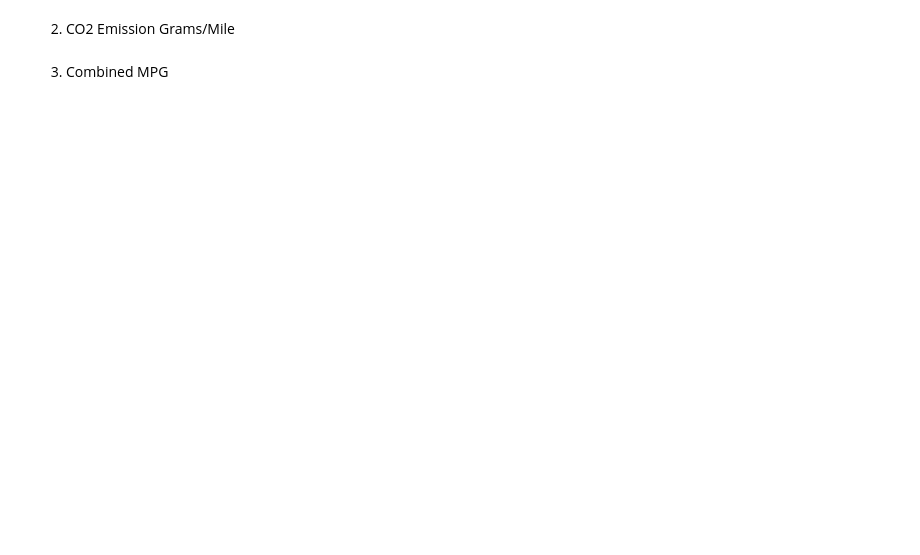
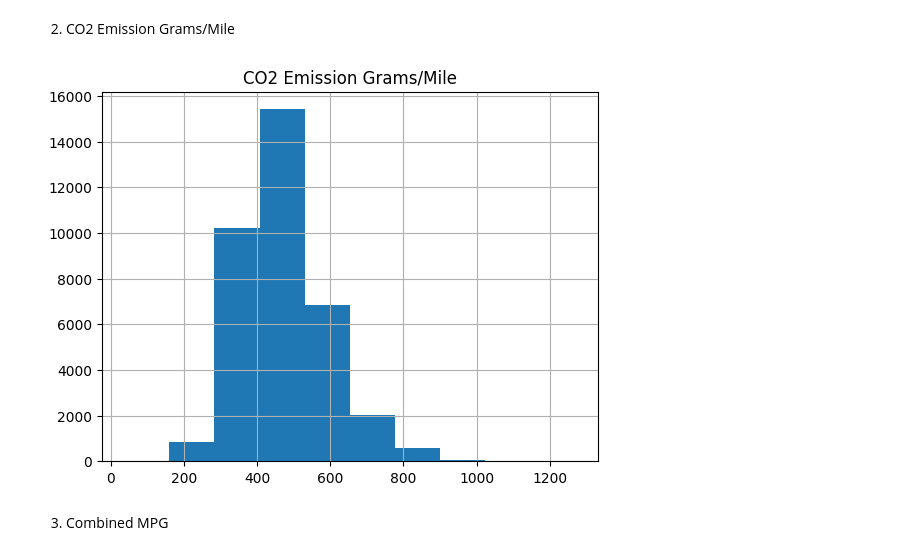
Before and after one commit to Ironhack-data-bcn-january-2023/lab-continuous-probability-distributions, a Jupyter notebook: your-code/main.ipynb, the cells around one changed output. Cells and saved outputs as stored; diff of their text form; code cells hidden in the pictures; blank space fills up the shorter version.

```diff
--- a/your-code/main.ipynb
+++ b/your-code/main.ipynb
@@ -110,2 +119,6 @@ Then plot the histograms for the following variables:
+# %%
+histo_emission = vehicles.hist('CO2 Emission Grams/Mile')
+# %% [output]
+[figure, added]
 # %% [markdown]
 3. Combined MPG
```
Also changed, not shown: parts of 8 cells of this notebook.
